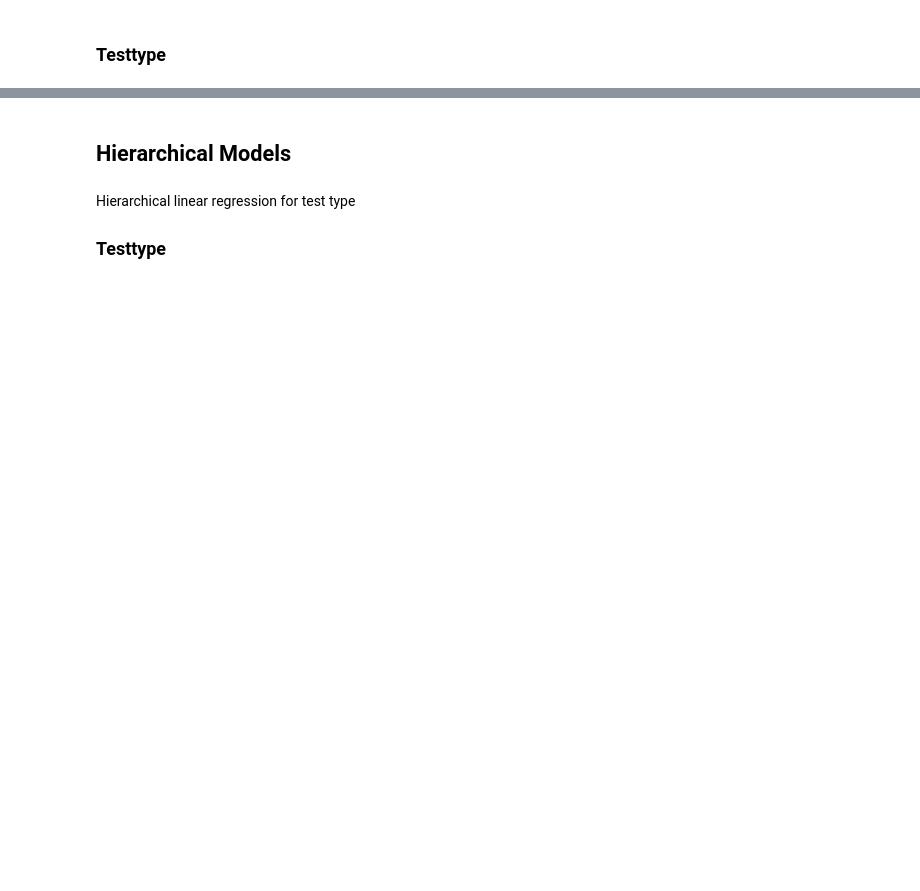
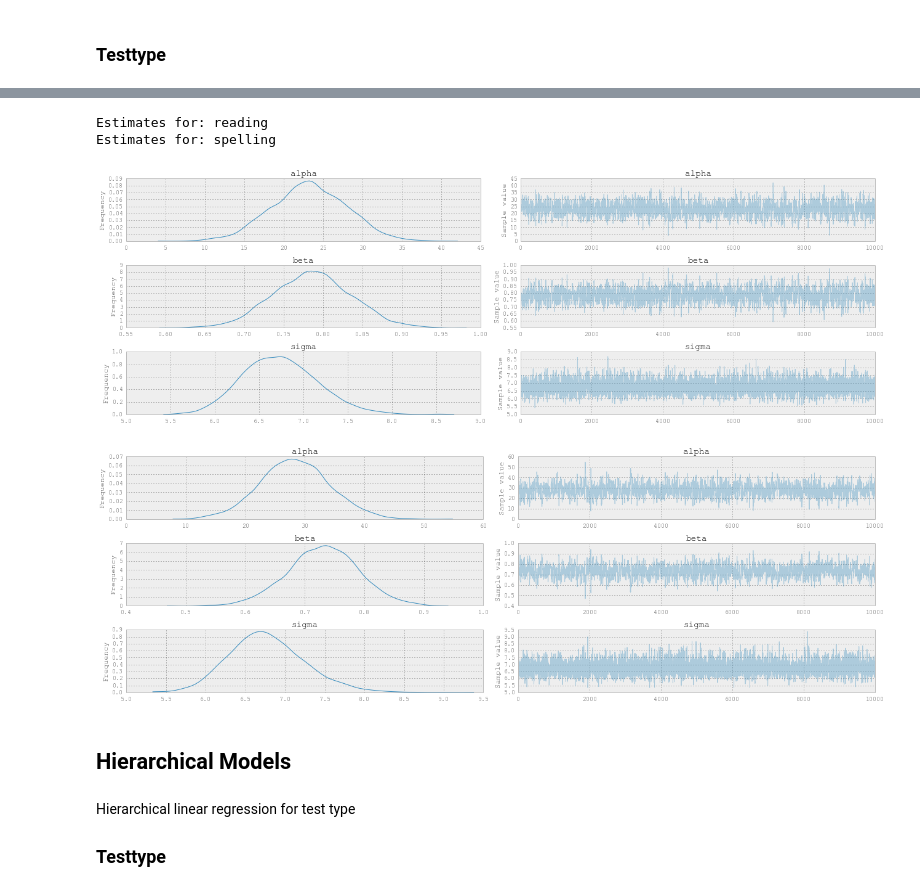
Before and after one commit to tcarnus/suas_literacy, a Jupyter notebook: 02_InitialExploration.ipynb, the cells around one changed output, grey strips where cells are left out. Drawn from its saved outputs; the diff is of its cells as text; code cells hidden in the pictures; blank space fills up the shorter version.

```diff
--- a/02_InitialExploration.ipynb
+++ b/02_InitialExploration.ipynb
@@ -238,8 +258,14 @@ plot_reg(sp, traces['alpha'].mean(), traces['beta'].mean(), traces['sigma'].mean
 # %%
-# for testtype in unqvals_tests:
-#     print('Estimates for: {}'.format(testtype))
-#     tp = pm.traceplot(traces_unpooled[testtype])
-#     tp.show()
+burn_in_unpooled = 2000
+
+for testtype in unqvals:
+    print('Estimates for: {}'.format(testtype))
+    pm.traceplot(traces_unpooled[testtype],figsize=(18,2*3))
+# %% [output]
+Estimates for: reading
+Estimates for: spelling
+[figure, added]
+[figure, added]
 # %% [markdown]
 ## Hierarchical Models
 # %% [markdown]
```
Also changed, not shown: parts of 10 cells of this notebook, 1 other file.
